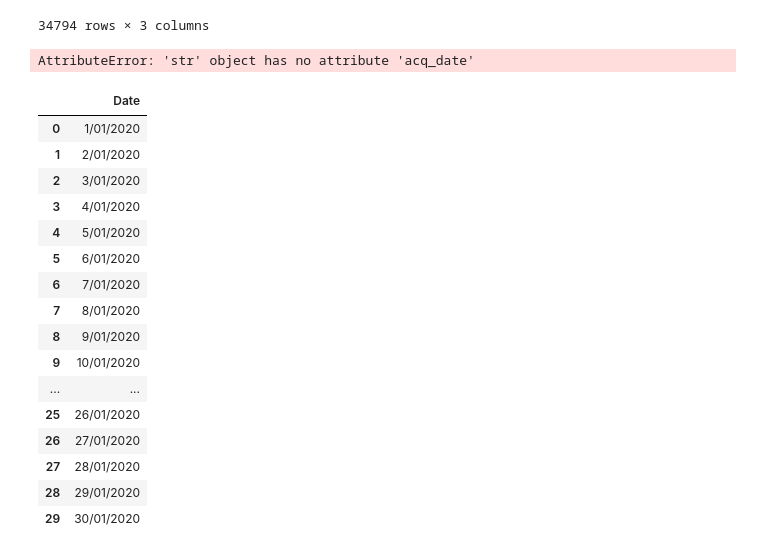
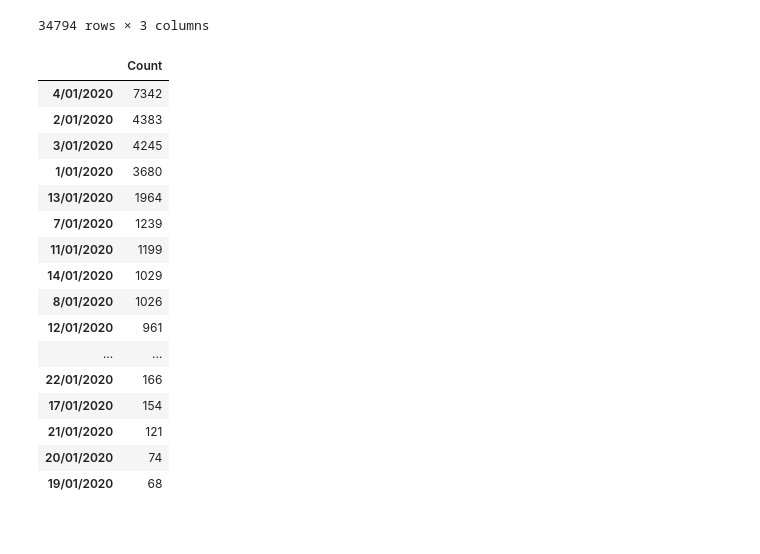
Before and after one commit to Franco1230/Group-Project-2---Bushfire-, a Jupyter notebook: DataPreProcessing/data_clean.ipynb, the cells around one changed output. Cells and saved outputs as stored; diff of their text form; code cells hidden in the pictures.

```diff
--- a/DataPreProcessing/data_clean.ipynb
+++ b/DataPreProcessing/data_clean.ipynb
@@ -173,30 +173,24 @@ df
 34794 rows × 3 columns
 # %%
 df.to_csv("fire_location.csv")
-# %%
-pd.to_datetime(df.stack()).unstack()
-df2 = df.acq_date.apply(lambda dt: dt.acq_date()).groupby([df.acq_date, df.acq_date.apply(lambda dt: dt.acq_date)]).nunique()
-df2
-# %% [output]
-AttributeError: 'str' object has no attribute 'acq_date'
 # %%
-line_df = pd.DataFrame({'Date':df['acq_date'].unique()})
+line_df = pd.DataFrame({'Count':df['acq_date'].value_counts()})
 line_df
 # %% [output]
-|  | Date |
-| 0 | 1/01/2020 |
-| 1 | 2/01/2020 |
-| 2 | 3/01/2020 |
-| 3 | 4/01/2020 |
-| 4 | 5/01/2020 |
-| 5 | 6/01/2020 |
-| 6 | 7/01/2020 |
-| 7 | 8/01/2020 |
-| 8 | 9/01/2020 |
-| 9 | 10/01/2020 |
+|  | Count |
+| 4/01/2020 | 7342 |
+| 2/01/2020 | 4383 |
+| 3/01/2020 | 4245 |
+| 1/01/2020 | 3680 |
+| 13/01/2020 | 1964 |
+| 7/01/2020 | 1239 |
+| 11/01/2020 | 1199 |
+| 14/01/2020 | 1029 |
+| 8/01/2020 | 1026 |
+| 12/01/2020 | 961 |
 | ... | ... |
-| 25 | 26/01/2020 |
-| 26 | 27/01/2020 |
-| 27 | 28/01/2020 |
-| 28 | 29/01/2020 |
-| 29 | 30/01/2020 |
+| 22/01/2020 | 166 |
+| 17/01/2020 | 154 |
+| 21/01/2020 | 121 |
+| 20/01/2020 | 74 |
+| 19/01/2020 | 68 |
```
Also changed, not shown: parts of 4 cells of this notebook, 3 other files.
